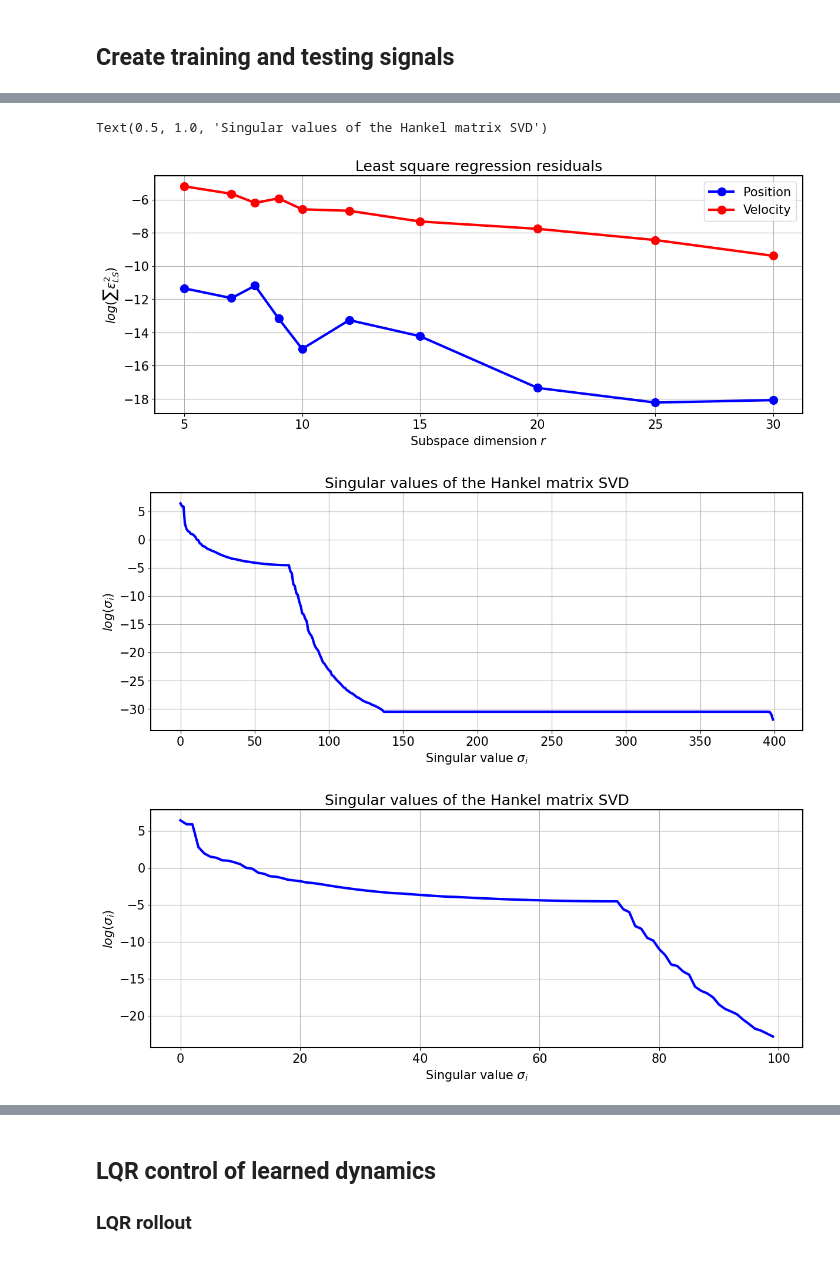
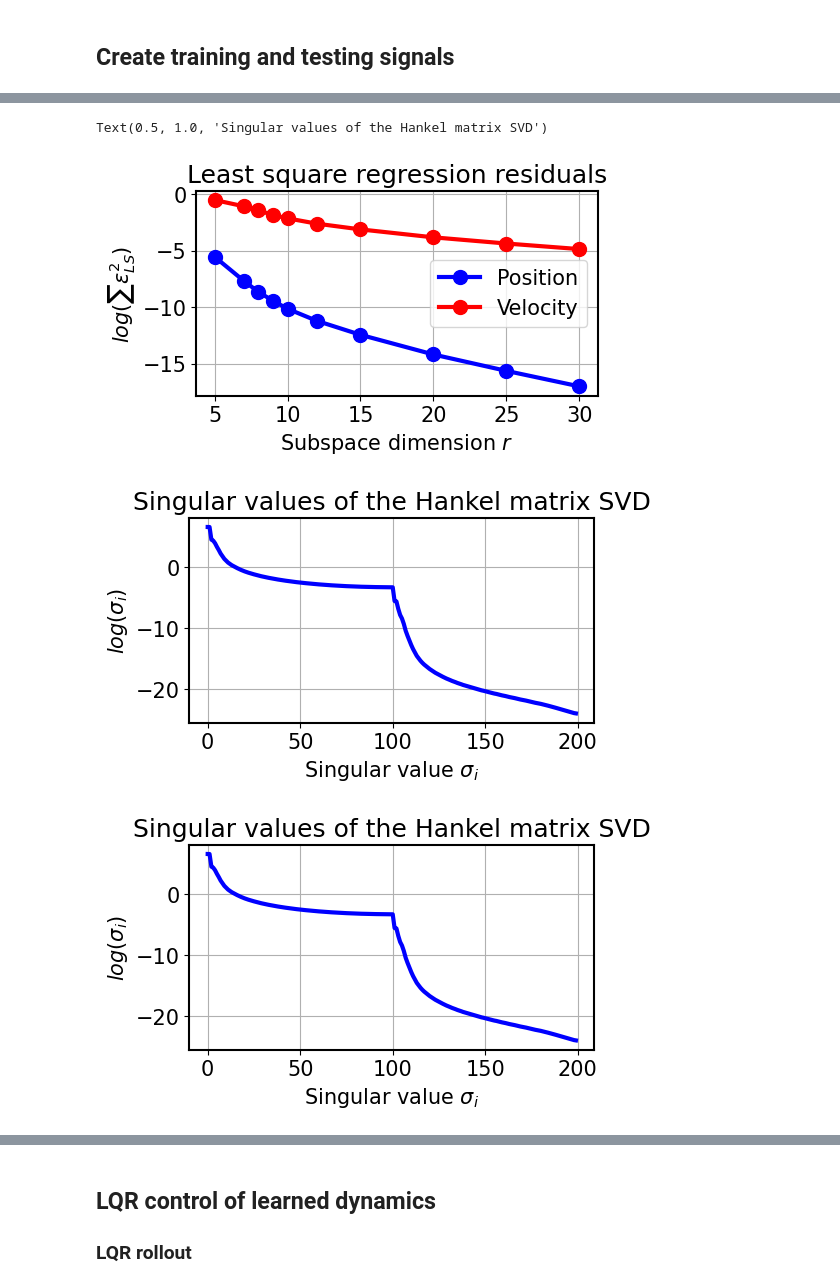
Before and after one commit to CedricFont/Subspace-learning-for-robot-application, a Jupyter notebook: LQR simulation/6_Testing_1D.ipynb, the cells around one changed output, grey strips where cells are left out. Saved outputs shown, nothing was run; the diff lists cells and outputs as text; code cells hidden in the pictures.

```diff
--- a/LQR simulation/6_Testing_1D.ipynb
+++ b/LQR simulation/6_Testing_1D.ipynb
@@ -94,7 +115,8 @@ fig.savefig('Images/Pend_id_sine.svg',format='svg',dpi=800)
 #                   pend2 --> testing (trajectory simulation)
 
 pend = pend1
-horizon = np.int(len(pend.T)*.6)
+# horizon = np.int(len(pend.T)*.6)
+horizon = 100
 model1 = HAVOK(pend.X, pend1.U)
 X0 = [deg2rad(60),0]
 
@@ -135,38 +157,38 @@ for i in range(nb_plots):
 #     ax[0,1].plot(pend.T[:len(pend.T)], rad2deg(model1.X_traj[1,:]), label='r = '+str(tau))
 #     ax[0,1].set_xlabel('Time [s]'), ax[0,1].set_ylabel('Angular speed [deg/s]')
 #     ax[0,1].grid()
 #     ax[0,1].legend(bbox_to_anchor=(.9, 1.35),ncol=nb_plots,fontsize=12)
 
     res[:,i] = model1.residuals
 
 # ax[1,1].plot(nb_delay, np.log(res[0,:]),'-o', markersize=10, color='b', label='Position')
 # ax[1,1].plot(nb_delay, np.log(res[1,:]),'-o', markersize=10, color='r', label='Velocity')
 # ax[1,1].set_xlabel(r'Subspace dimension $r$'), ax[1,1].set_ylabel('Log(precision)'), ax[1,1].legend()
 # ax[1,1].grid(), ax[1,1].set_title('Least square log residuals')
 # ax[0,0].grid(), ax[0,1].grid()
 
 plt.rcParams['font.size'] = 15
-fig = plt.figure(constrained_layout = True, figsize=(12,5))
+fig = plt.figure(constrained_layout = True, figsize=(5,3))
 plt.plot(nb_delay, np.log(res[0,:]),'-o', markersize=10, color='b', label='Position')
 plt.plot(nb_delay, np.log(res[1,:]),'-o', markersize=10, color='r', label='Velocity')
 plt.xlabel(r'Subspace dimension $r$'), plt.ylabel(r'$log(\sum \epsilon_{LS}^2)$'), plt.legend(), plt.grid()
 plt.title('Least square regression residuals')
 
-fig.savefig('Images/Pend_DMD_sine.svg',format='svg',dpi=800)
+fig.savefig('Images/Pend_DMD_sineVar.svg',format='svg',dpi=800)
 
 plt.rcParams['font.size'] = 15
-fig = plt.figure(constrained_layout = True, figsize=(12,5))
+fig = plt.figure(constrained_layout = True, figsize=(5,3))
 plt.plot(np.log(model1.sigma), markersize=10, color='b')
 plt.xlabel(r'Singular value $\sigma_i$'), plt.ylabel(r'$log(\sigma_i)$'), plt.grid()
 plt.title('Singular values of the Hankel matrix SVD')
 
 plt.rcParams['font.size'] = 15
-fig = plt.figure(constrained_layout = True, figsize=(12,5))
-plt.plot(np.log(model1.sigma[:100]), markersize=10, color='b')
+fig = plt.figure(constrained_layout = True, figsize=(5,3))
+plt.plot(np.log(model1.sigma), markersize=10, color='b')
 plt.xlabel(r'Singular value $\sigma_i$'), plt.ylabel(r'$log(\sigma_i)$'), plt.grid()
 plt.title('Singular values of the Hankel matrix SVD')
 # %% [output]
 Text(0.5, 1.0, 'Singular values of the Hankel matrix SVD')
-[figure, old version]
+[figure, new version]
-[figure, old version]
+[figure, new version]
-[figure, old version]
+[figure, new version]
```
Also changed, not shown: parts of 5 cells of this notebook, 7 other files.
